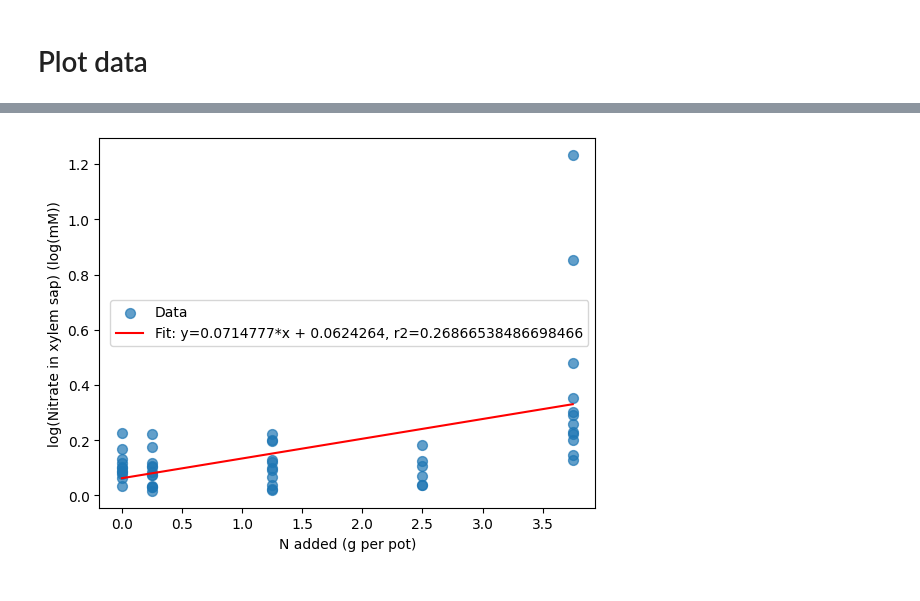
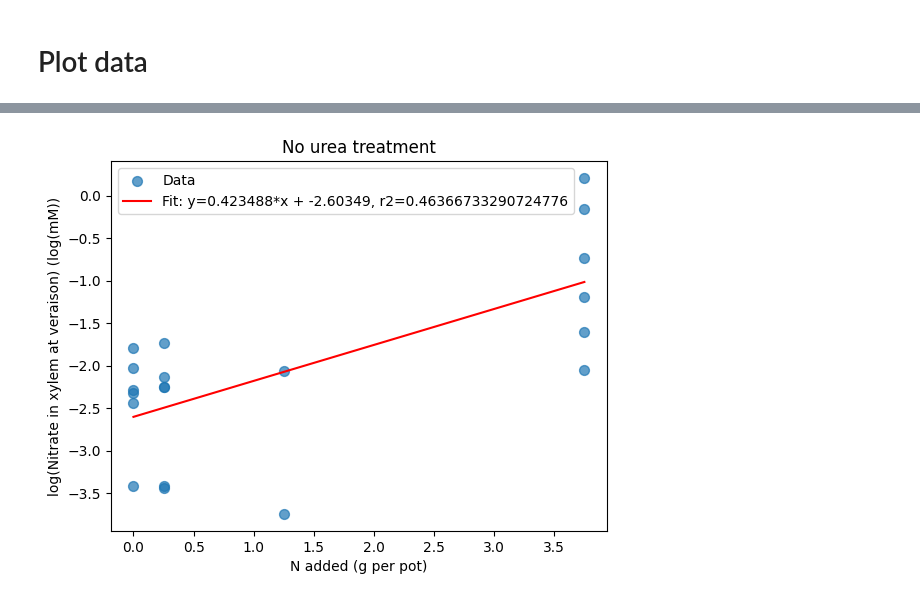
Before and after one commit to plashmore/nitrate_ce, a Jupyter notebook: 03-statistical_analysis/02-plots.ipynb, the cells around one changed output, grey strips where cells are left out. Saved outputs shown, nothing was run; the diff lists cells and outputs as text; code cells hidden in the pictures.

Commit message:
updated notebooks for separate datasets

```diff
--- a/03-statistical_analysis/02-plots.ipynb
+++ b/03-statistical_analysis/02-plots.ipynb
@@ -77,3 +75,4 @@ plt.show()
 # %%
-ver_data=pd.read_csv("ver_summary.csv")
+vern_data=pd.read_csv("vern_summary.csv")
+veru_data=pd.read_csv("veru_summary.csv")
 # %%
@@ -92,17 +96,24 @@ ver_data=ver_data[ver_data['sample'] != '80ppm']
 # %%
-x=ver_data['n_add']
-y=ver_data['conc_mean']
+#We'll start by looking at the datasets separately before combining them
+
+#Make sure we drop blanks
+vern_data=vern_data.dropna()
+
+x=vern_data['n_add']
+y=np.log(vern_data['conc_mean'])
 
 slope,intercept,r,p,stderr=linregress(x,y)
 
 x_fit = np.linspace(x.min(), x.max(), 200)
 y_fit = intercept + slope * x_fit
 
 plt.scatter(x, y, s=50, alpha=0.7, label='Data')
 plt.plot(x_fit,y_fit, 'r-', label=f'Fit: y={slope:.6g}*x + {intercept:.6g}, r2={r**2}')
 plt.xlabel("N added (g per pot)")
-plt.ylabel("log(Nitrate in xylem sap) (log(mM))")
+plt.ylabel("log(Nitrate in xylem at veraison) (log(mM))")
+plt.title("No urea treatment")
 plt.legend()
+plt.savefig("veraison_nitrate-linear.png")
 plt.show()
 # %% [output]
-[figure, old version]
+[figure, new version]
```
Also changed, not shown: parts of 10 cells of this notebook, 4 other files.
